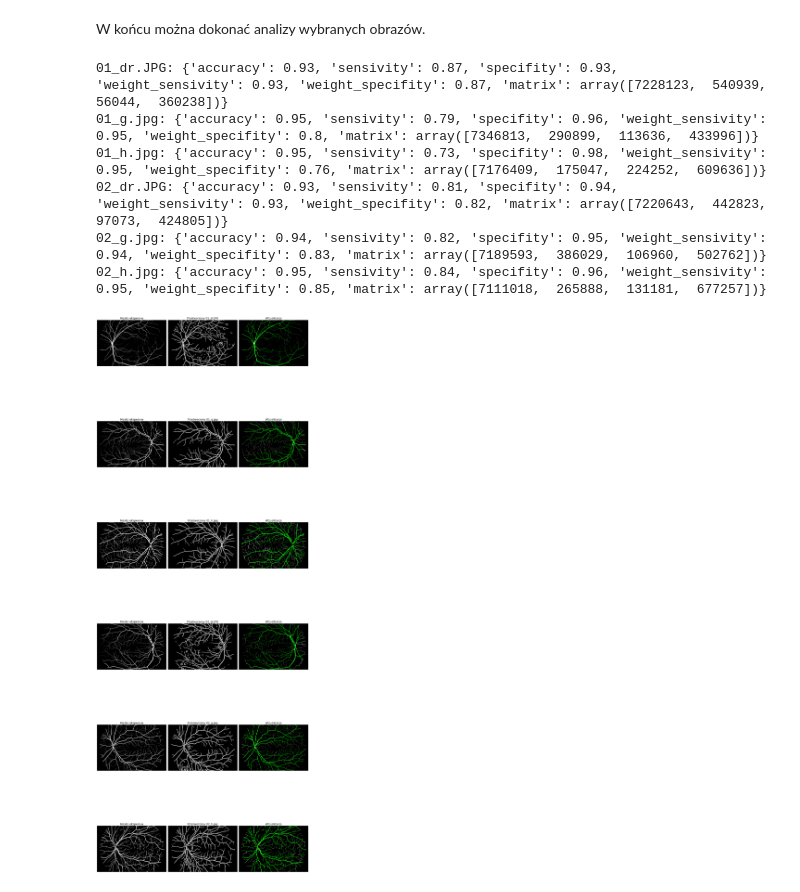
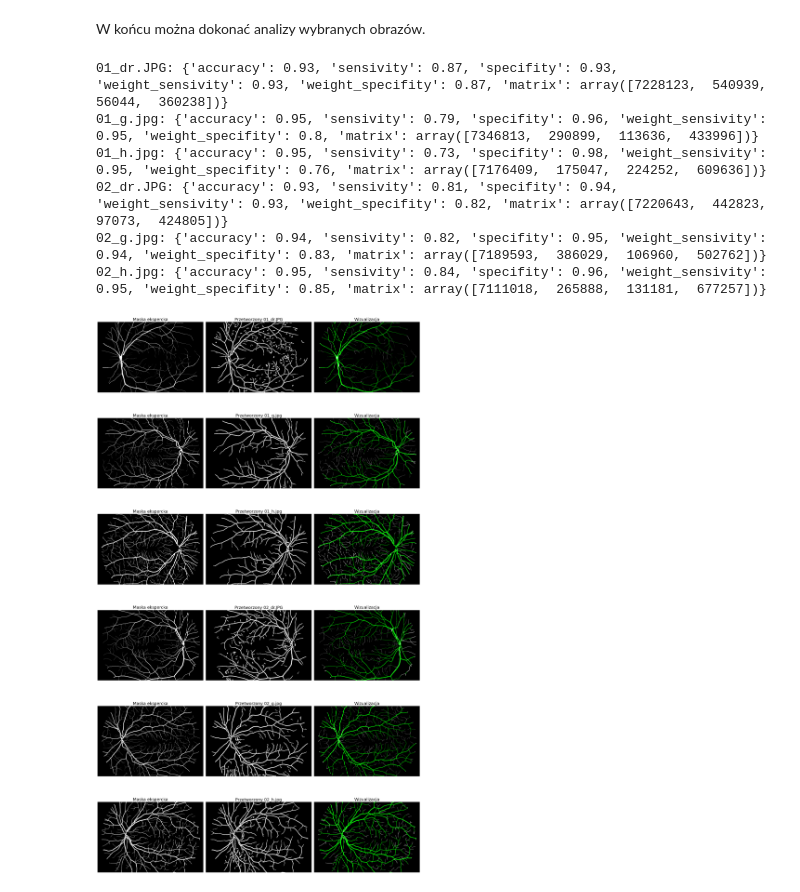
Before and after one commit to hm7mihiranga/iwm-eye_R1, a Jupyter notebook: image_processing/main.ipynb, the cells around one changed output. Drawn from its saved outputs; the diff is of its cells as text; code cells hidden in the pictures.

Commit message:
fix: change plot gap

```diff
--- a/image_processing/main.ipynb
+++ b/image_processing/main.ipynb
@@ -220,35 +220,35 @@ def analyse(dir: str, out_dir: str):
 
     fig, axs = plt.subplots(len(examples), 3, sharex=True, sharey=True)
     fig.set_figwidth(20)
-    fig.set_figheight(10 * len(examples))
+    fig.set_figheight(6 * len(examples))
 
     # Workaround for 1 image
     axs = np.array([axs]) if len(examples) == 1 else axs
 
     for i, example in enumerate(examples):
         axs[i, 0].set_title('Maska ekspercka', {'fontsize': 18})
         axs[i, 0].axis('off')
         axs[i, 0].imshow(example['truth'], cmap='gray')
 
         axs[i, 1].set_title('Przetworzony ' + example['name'], {'fontsize': 18})
         axs[i, 1].axis('off')
         axs[i, 1].imshow(example['img'], cmap='gray')
 
         axs[i, 2].set_title('Wizualizacja', {'fontsize': 18})
         axs[i, 2].axis('off')
         axs[i, 2].imshow(example['visualisation'], cmap='gray')
 
         print(f'{example["name"]}: {example["comparison"]}')
 
     plt.tight_layout()
 
 
 analyse('examples/', 'output/')
 # %% [output]
 01_dr.JPG: {'accuracy': 0.93, 'sensivity': 0.87, 'specifity': 0.93, 'weight_sensivity': 0.93, 'weight_specifity': 0.87, 'matrix': array([7228123,  540939,   56044,  360238])}
 01_g.jpg: {'accuracy': 0.95, 'sensivity': 0.79, 'specifity': 0.96, 'weight_sensivity': 0.95, 'weight_specifity': 0.8, 'matrix': array([7346813,  290899,  113636,  433996])}
 01_h.jpg: {'accuracy': 0.95, 'sensivity': 0.73, 'specifity': 0.98, 'weight_sensivity': 0.95, 'weight_specifity': 0.76, 'matrix': array([7176409,  175047,  224252,  609636])}
 02_dr.JPG: {'accuracy': 0.93, 'sensivity': 0.81, 'specifity': 0.94, 'weight_sensivity': 0.93, 'weight_specifity': 0.82, 'matrix': array([7220643,  442823,   97073,  424805])}
 02_g.jpg: {'accuracy': 0.94, 'sensivity': 0.82, 'specifity': 0.95, 'weight_sensivity': 0.94, 'weight_specifity': 0.83, 'matrix': array([7189593,  386029,  106960,  502762])}
 02_h.jpg: {'accuracy': 0.95, 'sensivity': 0.84, 'specifity': 0.96, 'weight_sensivity': 0.95, 'weight_specifity': 0.85, 'matrix': array([7111018,  265888,  131181,  677257])}
-[figure, old version]
+[figure, new version]
```
